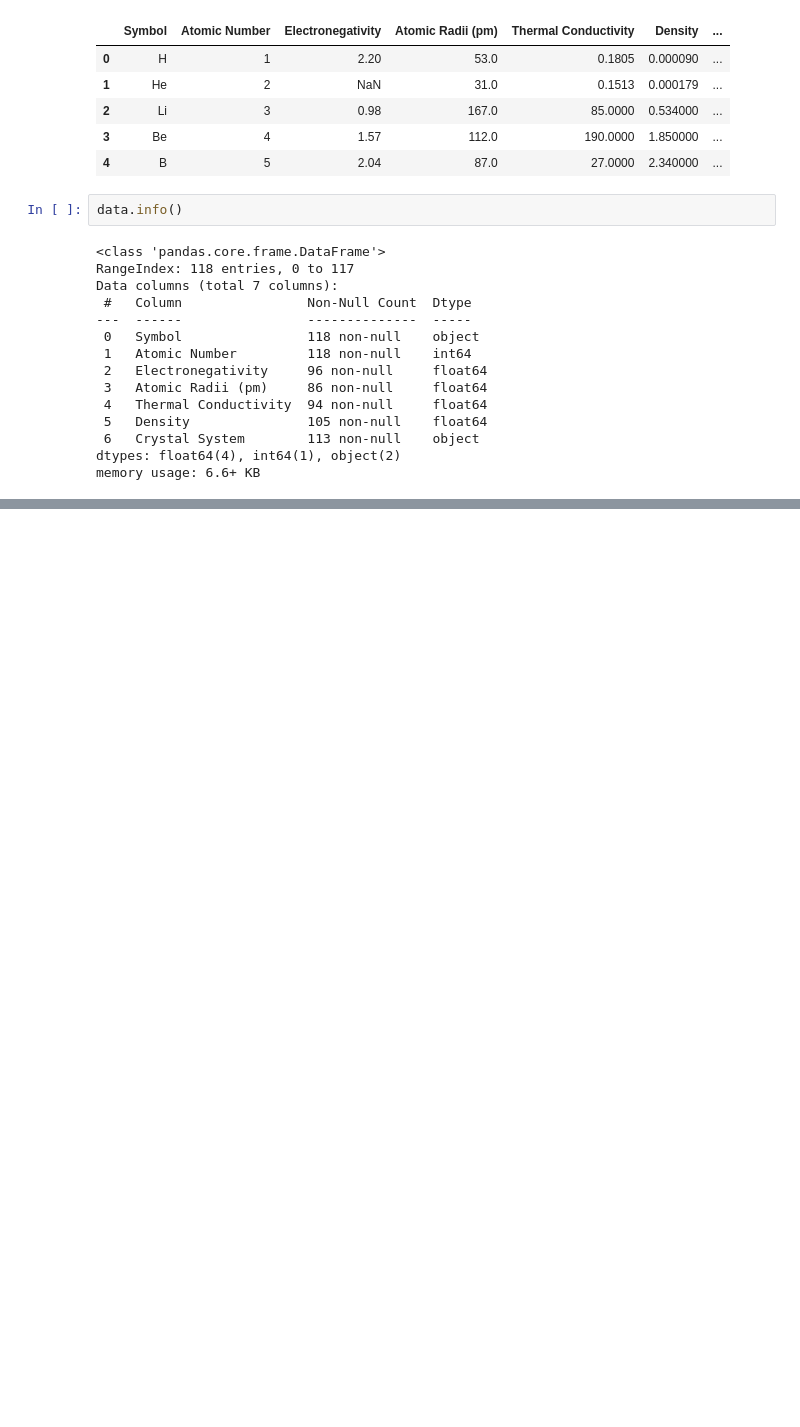
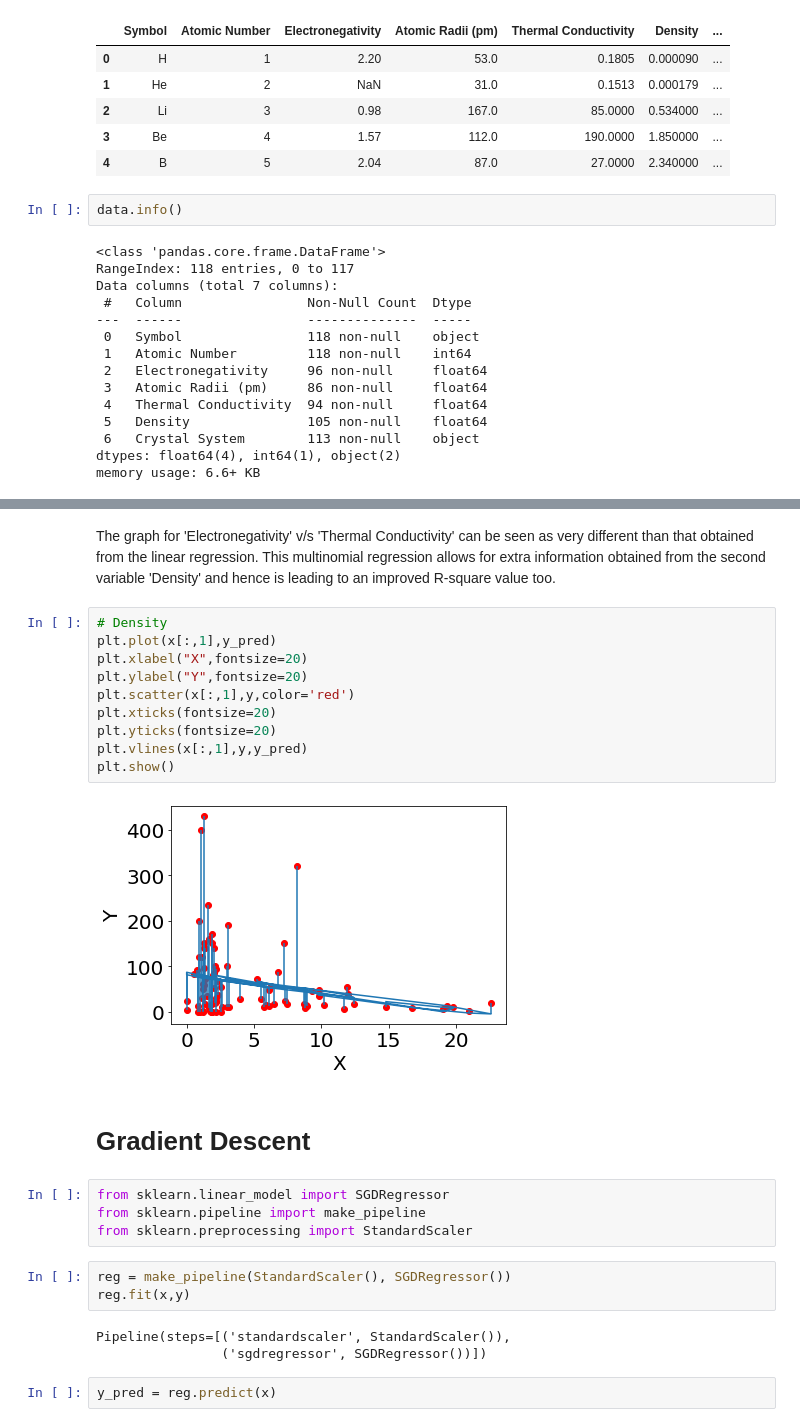
Before and after one commit to sthakurr/ME-793, a Jupyter notebook: Assignment-4/ME793-Assignment4.ipynb, the cells around one changed output, grey strips where cells are left out. Drawn from its saved outputs; the diff is of its cells as text; blank space fills up the shorter version.

```diff
--- a/Assignment-4/ME793-Assignment4.ipynb
+++ b/Assignment-4/ME793-Assignment4.ipynb
@@ -30,0 +121,28 @@ memory usage: 6.6+ KB
+# %% [markdown]
+The graph for 'Electronegativity' v/s 'Thermal Conductivity' can be seen as very different than that obtained from the linear regression. This multinomial regression allows for extra information obtained from the second variable 'Density' and hence is leading to an improved R-square value too.
+# %%
+# Density
+plt.plot(x[:,1],y_pred)
+plt.xlabel("X",fontsize=20)
+plt.ylabel("Y",fontsize=20)
+plt.scatter(x[:,1],y,color='red')
+plt.xticks(fontsize=20)
+plt.yticks(fontsize=20)
+plt.vlines(x[:,1],y,y_pred)
+plt.show()
+# %% [output]
+[figure, added]
+# %% [markdown]
+# Gradient Descent
+# %%
+from sklearn.linear_model import SGDRegressor
+from sklearn.pipeline import make_pipeline
+from sklearn.preprocessing import StandardScaler
+# %%
+reg = make_pipeline(StandardScaler(), SGDRegressor())
+reg.fit(x,y)
+# %% [output]
+Pipeline(steps=[('standardscaler', StandardScaler()),
+                ('sgdregressor', SGDRegressor())])
+# %%
+y_pred = reg.predict(x)
```
Also changed, not shown: parts of 23 cells of this notebook, 2 other files.
